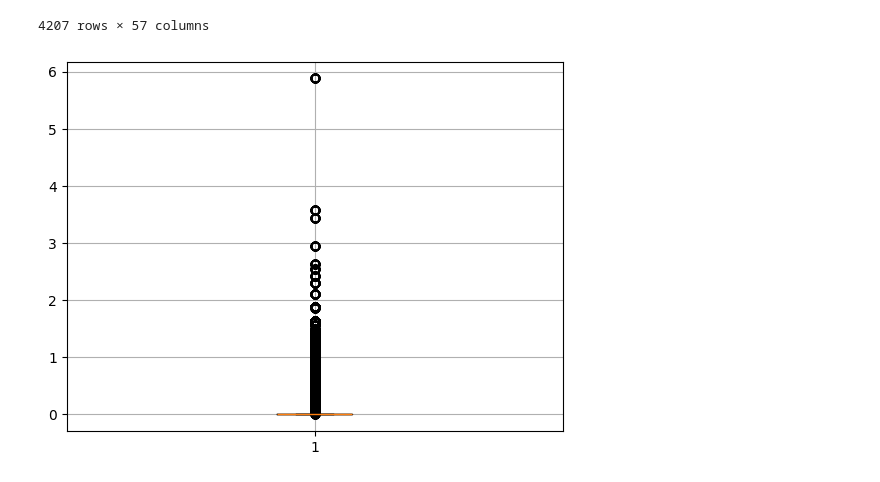
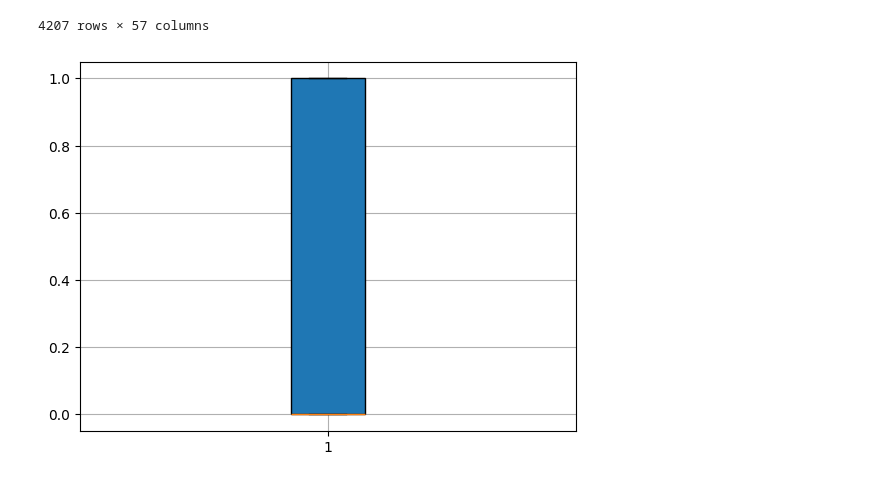
Before and after one commit to CP322-Machine-Learning-Group/Mini-Project-1, a Jupyter notebook: SpamBase/SpamBase.ipynb, the cells around one changed output. Drawn from its saved outputs; the diff is of its cells as text; code cells hidden in the pictures.

Commit message:
plot the 0/1 graph

```diff
--- a/SpamBase/SpamBase.ipynb
+++ b/SpamBase/SpamBase.ipynb
@@ -107,24 +104,24 @@ X_cleaned
 # %%
 List=[]
 j=0
 i=0
 sizeOfY =y.shape[0]
 sizeOfX =X.shape[1]
 
 while i< (sizeOfY):
     while j<(sizeOfX):
-        value= X.iat[i,5]
+        value= y.iat[i,0]
         List.append(value)
 
         j+=1
     i+=1
     j=0
 
 
 plt.figure()
-plt.boxplot(List)
+plt.plot(List)
 
 plt.grid()
 plt.show()
 # %% [output]
-[figure, old version]
+[figure, new version]
```
Also changed, not shown: parts of 1 cell of this notebook.
